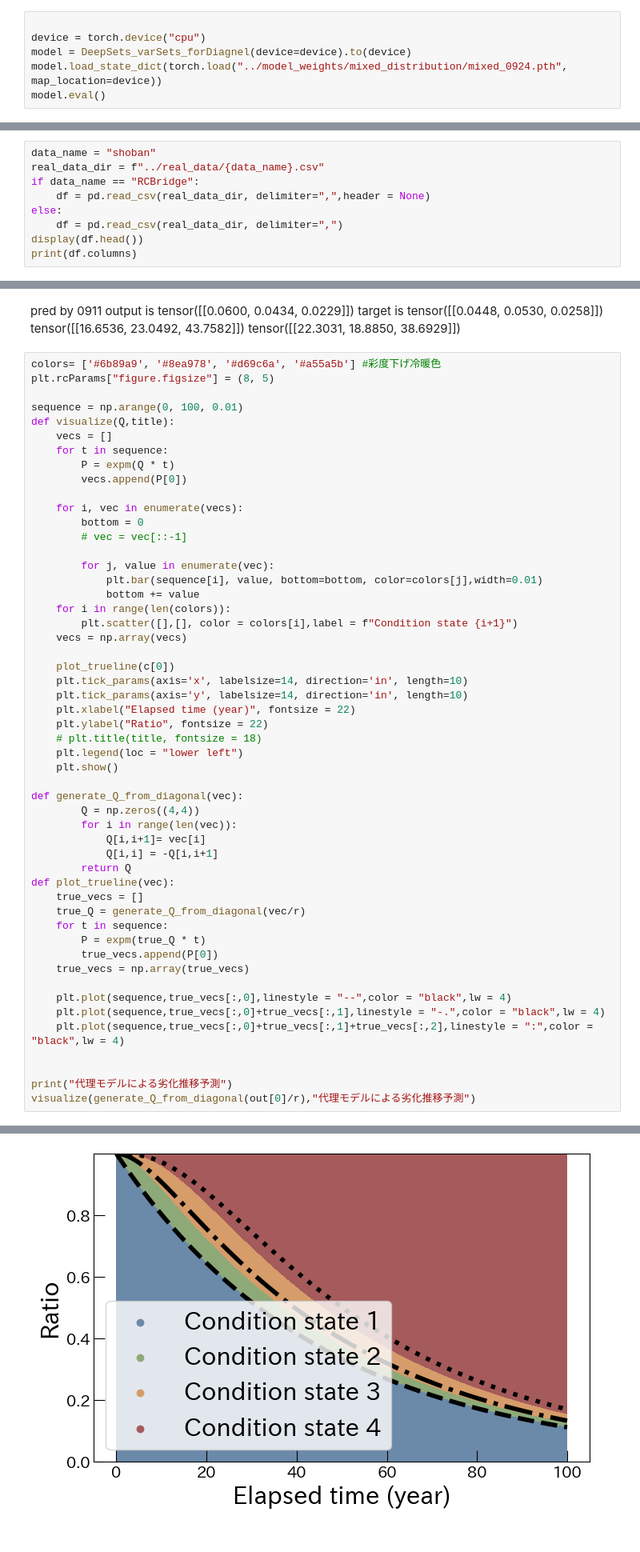
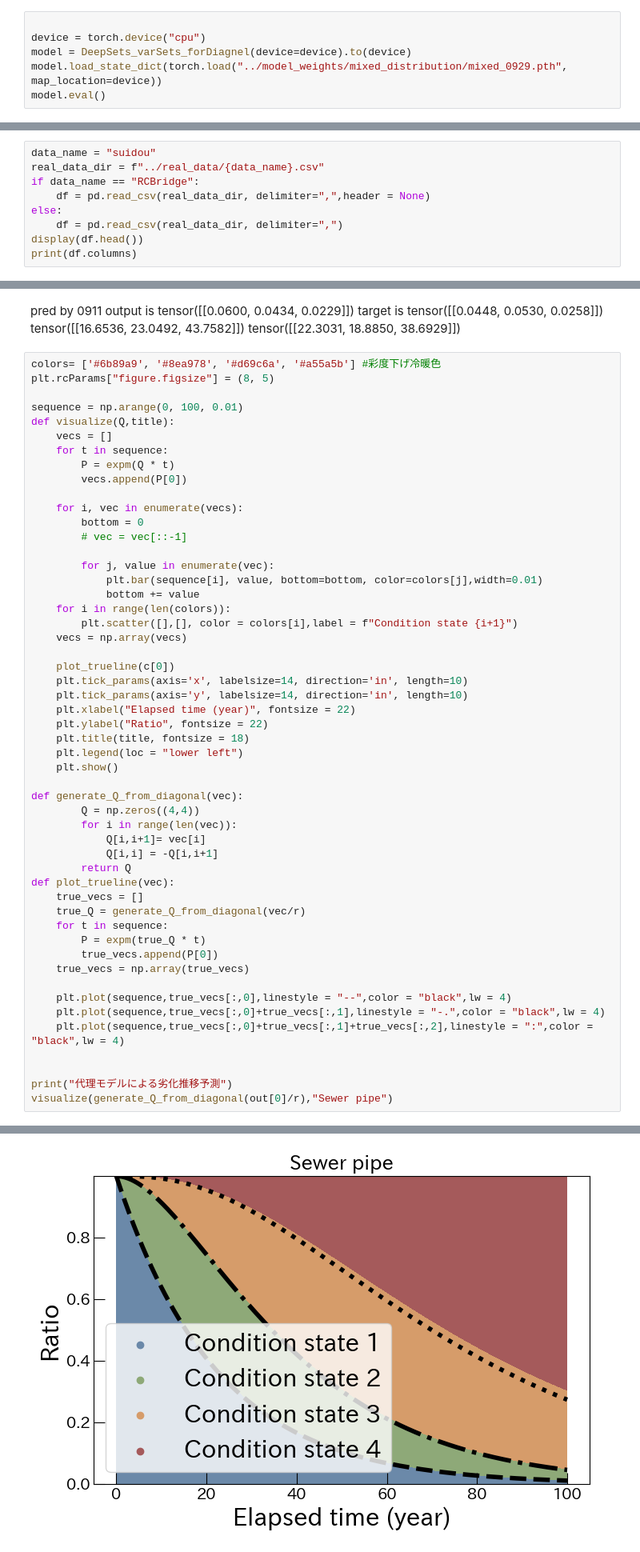
Before and after one commit to natsuki0720/CTMCxDeepSets_portfolio, a Jupyter notebook: notebooks/evaluate_mixed_model_for_real_data.ipynb, the cells around one changed output, grey strips where cells are left out. Shown at 80% size. Cells and saved outputs as stored; diff of their text form.

```diff
--- a/notebooks/evaluate_mixed_model_for_real_data.ipynb
+++ b/notebooks/evaluate_mixed_model_for_real_data.ipynb
@@ -19,7 +19,7 @@ np.set_printoptions(suppress=True)
 
 device = torch.device("cpu")
 model = DeepSets_varSets_forDiagnel(device=device).to(device)
-model.load_state_dict(torch.load("../model_weights/mixed_distribution/mixed_0924.pth", map_location=device))
+model.load_state_dict(torch.load("../model_weights/mixed_distribution/mixed_0929.pth", map_location=device))
 model.eval()
 # %% [output]
 DeepSets_varSets_forDiagnel(
@@ -38,7 +38,7 @@ DeepSets_varSets_forDiagnel(
   (out_fc3): Linear(in_features=64, out_features=3, bias=True)
 )
 # %%
-data_name = "shoban"
+data_name = "suidou"
 real_data_dir = f"../real_data/{data_name}.csv"
 if data_name == "RCBridge":
     df = pd.read_csv(real_data_dir, delimiter=",",header = None)
@@ -177,33 +167,33 @@ def visualize(Q,title):
     plot_trueline(c[0])
     plt.tick_params(axis='x', labelsize=14, direction='in', length=10)
     plt.tick_params(axis='y', labelsize=14, direction='in', length=10)
     plt.xlabel("Elapsed time (year)", fontsize = 22)
     plt.ylabel("Ratio", fontsize = 22)
-    # plt.title(title, fontsize = 18)
+    plt.title(title, fontsize = 18)
     plt.legend(loc = "lower left")
     plt.show()
 
 def generate_Q_from_diagonal(vec):
         Q = np.zeros((4,4))
         for i in range(len(vec)):
             Q[i,i+1]= vec[i]
             Q[i,i] = -Q[i,i+1]
         return Q
 def plot_trueline(vec):
     true_vecs = []
     true_Q = generate_Q_from_diagonal(vec/r)
     for t in sequence:
         P = expm(true_Q * t)
         true_vecs.append(P[0])
     true_vecs = np.array(true_vecs)
 
     plt.plot(sequence,true_vecs[:,0],linestyle = "--",color = "black",lw = 4)
     plt.plot(sequence,true_vecs[:,0]+true_vecs[:,1],linestyle = "-.",color = "black",lw = 4)
     plt.plot(sequence,true_vecs[:,0]+true_vecs[:,1]+true_vecs[:,2],linestyle = ":",color = "black",lw = 4)
 
 
 print("代理モデルによる劣化推移予測")
-visualize(generate_Q_from_diagonal(out[0]/r),"代理モデルによる劣化推移予測")
+visualize(generate_Q_from_diagonal(out[0]/r),"Sewer pipe")
 # %% [output]
 代理モデルによる劣化推移予測
-[figure, old version]
+[figure, new version]
```
Also changed, not shown: parts of 5 cells of this notebook, 1 other file.
